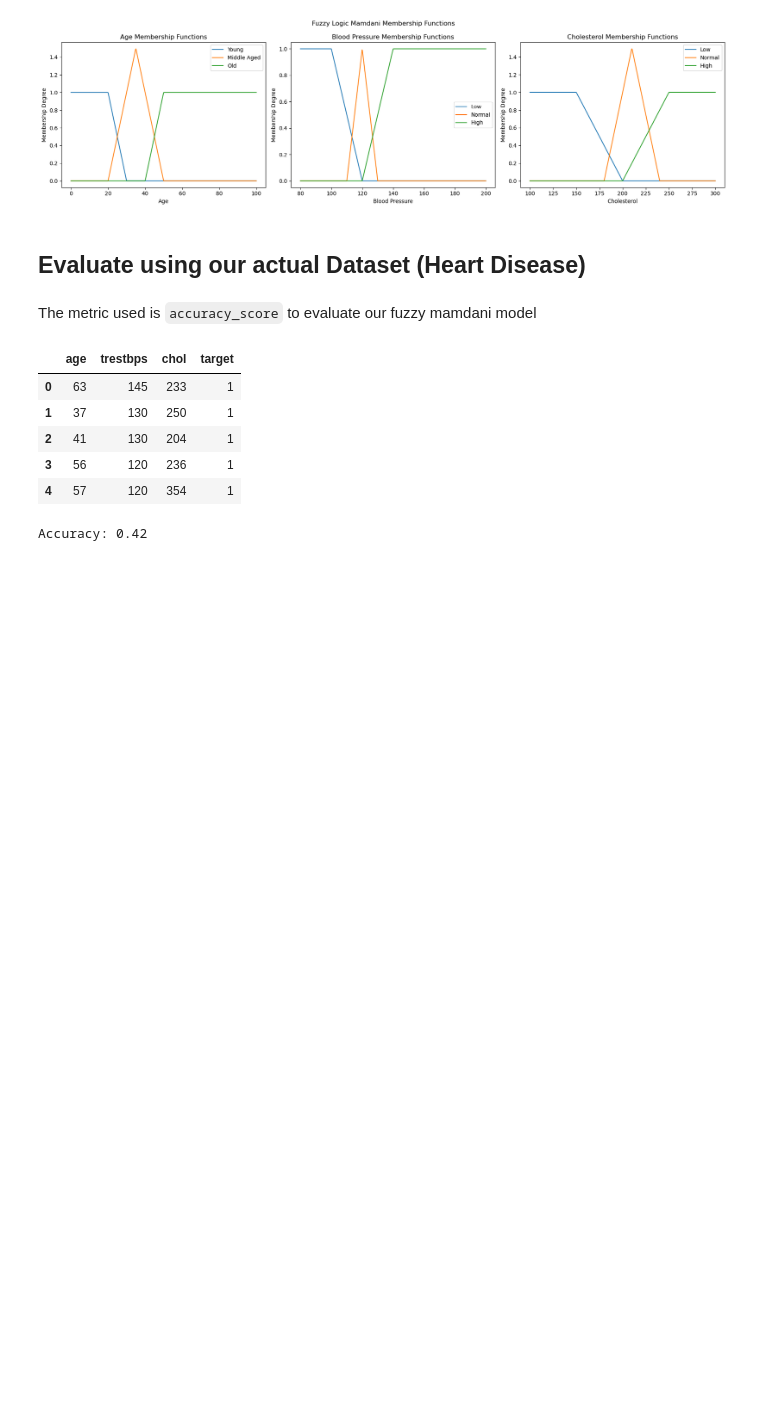
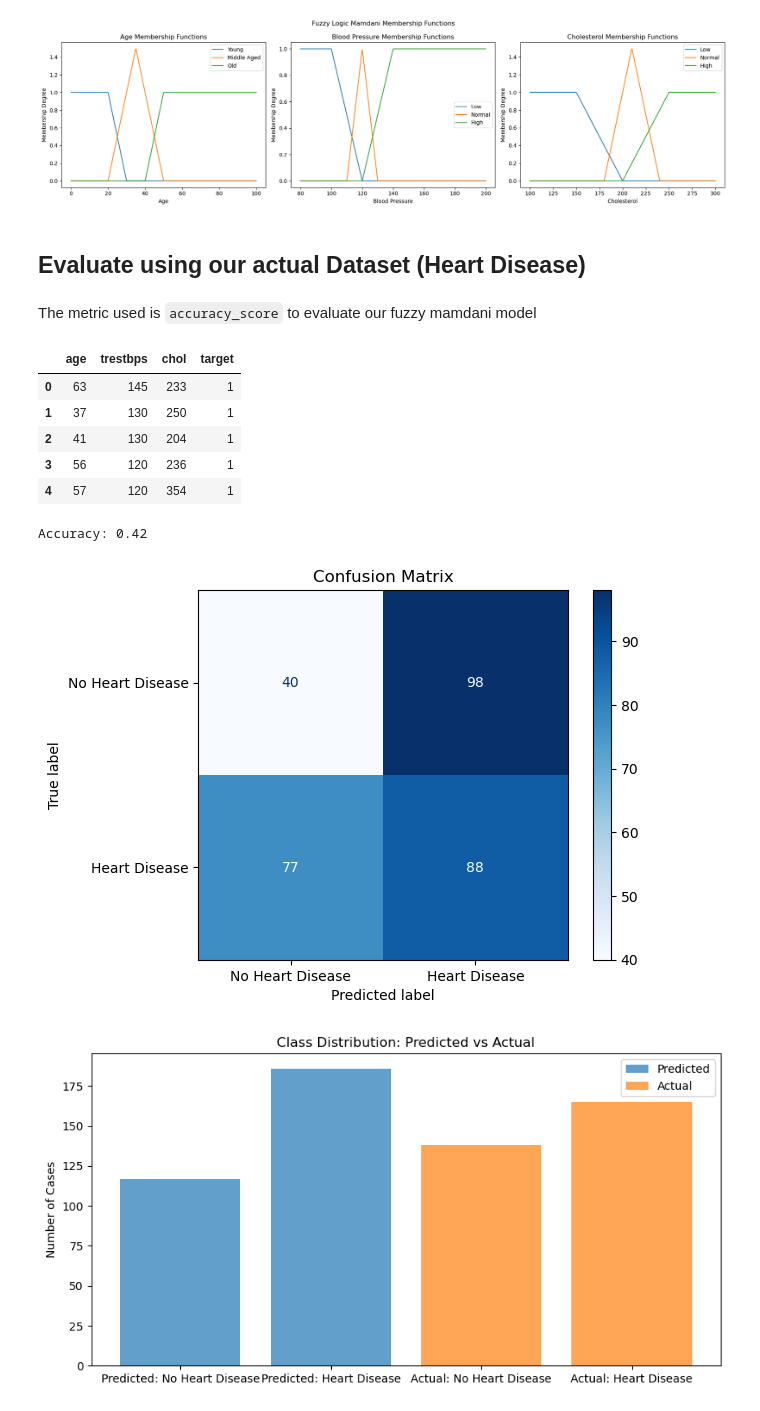
Before and after one commit to Ardavaa/fuzzy-logic-implementation, a Jupyter notebook: main.ipynb, the cells around one changed output. Drawn from its saved outputs; the diff is of its cells as text; code cells hidden in the pictures; blank space fills up the shorter version.

```diff
--- a/main.ipynb
+++ b/main.ipynb
@@ -220,3 +220,44 @@ accuracy = evaluate_predictions(data2)
 print(f"Accuracy: {accuracy:.2f}")
 # %% [output]
 Accuracy: 0.42
+# %%
+import matplotlib.pyplot as plt
+import seaborn as sns
+
+# Create a confusion matrix for performance evaluation
+from sklearn.metrics import confusion_matrix, ConfusionMatrixDisplay
+
+def plot_performance_evaluation(data):
+    # Extract actual and predicted values
+    actual = data['target']
+    predicted = data['predicted_target']
+
+    # Compute confusion matrix
+    cm = confusion_matrix(actual, predicted)
+
+    # Plot confusion matrix
+    disp = ConfusionMatrixDisplay(confusion_matrix=cm, display_labels=['No Heart Disease', 'Heart Disease'])
+    disp.plot(cmap='Blues')
+    plt.title("Confusion Matrix")
+    plt.show()
+
+    # Calculate and plot class distribution
+    class_counts = data['predicted_target'].value_counts()
+    class_counts_actual = data['target'].value_counts()
+
+    # Bar plot for predicted and actual class distributions
+    plt.figure(figsize=(10, 5))
+    plt.bar(['Predicted: No Heart Disease', 'Predicted: Heart Disease'],
+            class_counts.sort_index(), alpha=0.7, label='Predicted')
+    plt.bar(['Actual: No Heart Disease', 'Actual: Heart Disease'],
+            class_counts_actual.sort_index(), alpha=0.7, label='Actual')
+    plt.title("Class Distribution: Predicted vs Actual")
+    plt.ylabel("Number of Cases")
+    plt.legend()
+    plt.show()
+
+# Run the performance evaluation charts
+plot_performance_evaluation(data2)
+# %% [output]
+[figure, added]
+[figure, added]
```
Also changed, not shown: parts of 3 cells of this notebook.
